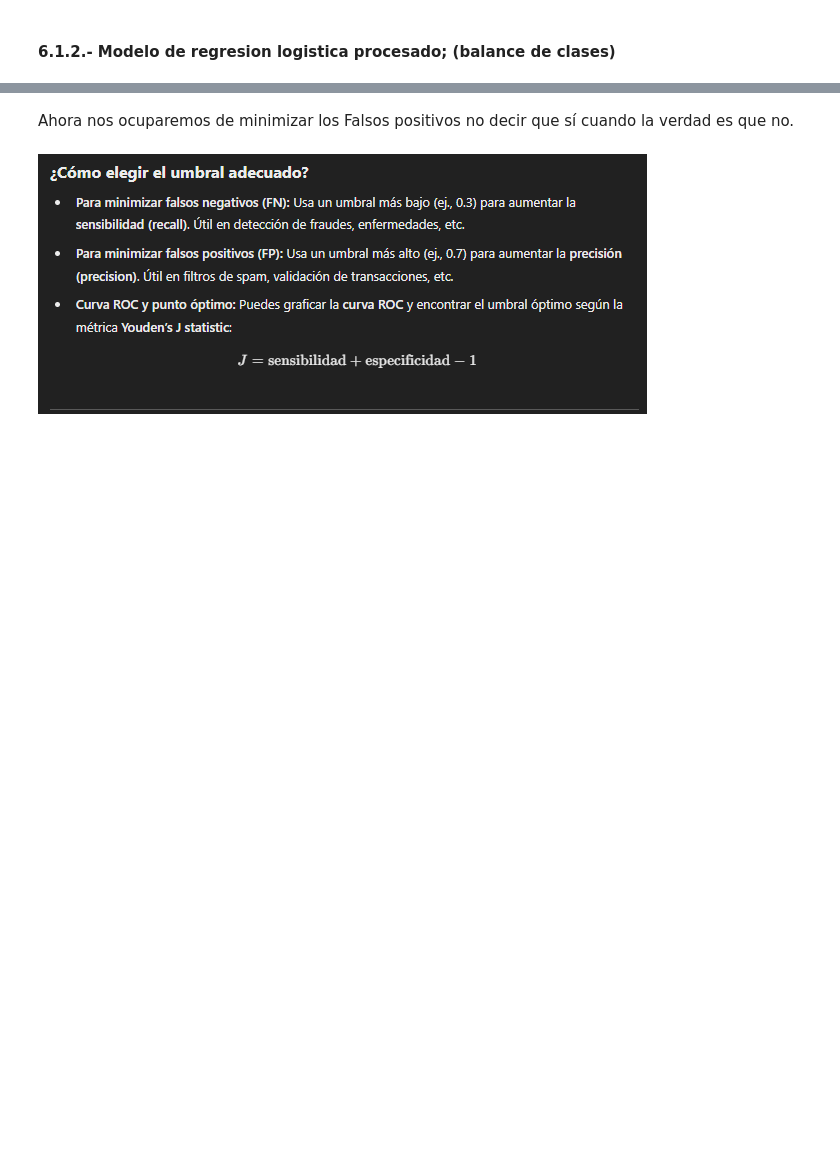
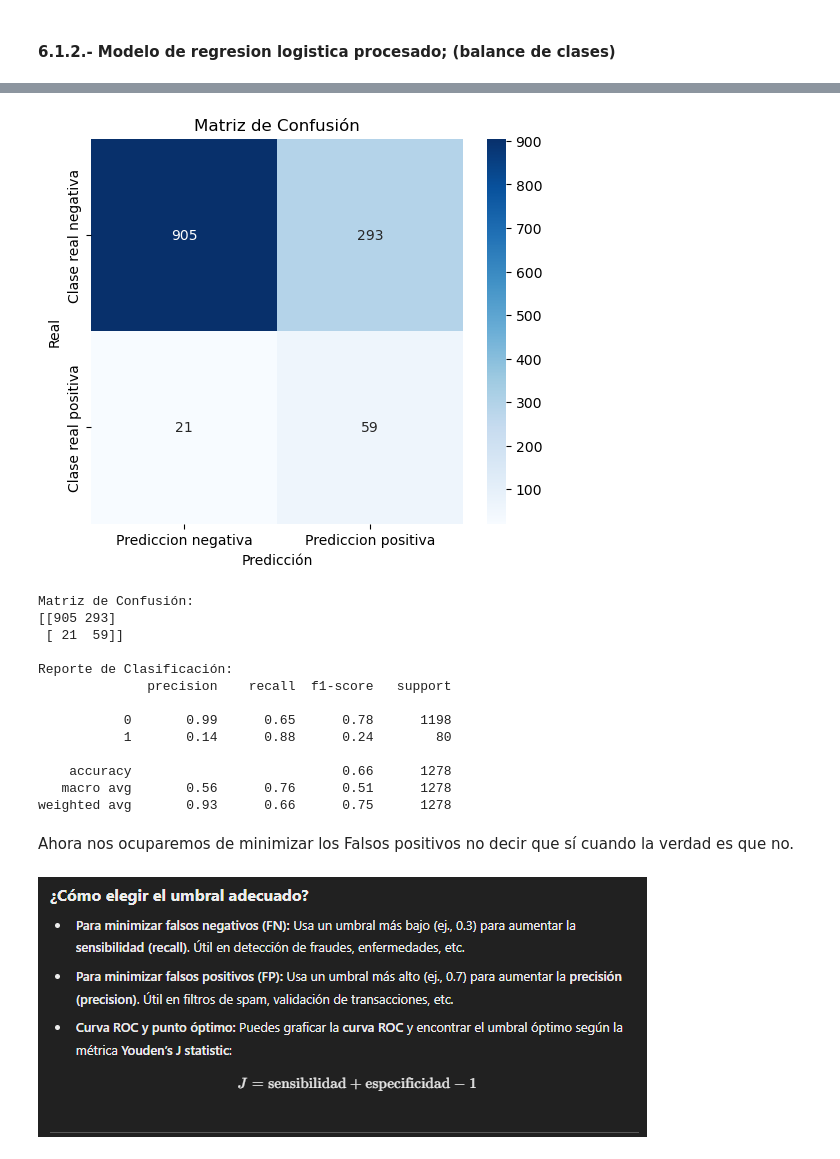
Before and after one commit to Jesus20MM/Proyecto-accidentes-cerebrovasculares, a Jupyter notebook: prediccion-de-accidentes-cardiovasculares.ipynb, the cells around one changed output, grey strips where cells are left out. Drawn from its saved outputs; the diff is of its cells as text; code cells hidden in the pictures; blank space fills up the shorter version.

```diff
--- a/prediccion-de-accidentes-cardiovasculares.ipynb
+++ b/prediccion-de-accidentes-cardiovasculares.ipynb
@@ -1443,3 +1549,34 @@ Se puede hacer el mismo análisis para cada métrica de cada clase como se hizo
+# %%
+# Visualización de la matriz de confusión
+plt.figure(figsize=(6,5))
+sns.heatmap(conf_matrix, annot=True, fmt='d', cmap='Blues', xticklabels=['Prediccion negativa', 'Prediccion positiva'], yticklabels=['Clase real negativa', 'Clase real positiva'])
+plt.xlabel('Predicción')
+plt.ylabel('Real')
+plt.title('Matriz de Confusión')
+plt.show()
+
+print("Matriz de Confusión:")
+print(conf_matrix)
+
+# Reporte de clasificación
+report = classification_report(y_test, y_pred2)
+print("\nReporte de Clasificación:")
+print(report)
+# %% [output]
+[figure, added]
+Matriz de Confusión:
+[[905 293]
+ [ 21  59]]
+
+Reporte de Clasificación:
+              precision    recall  f1-score   support
+
+           0       0.99      0.65      0.78      1198
+           1       0.14      0.88      0.24        80
+
+    accuracy                           0.66      1278
+   macro avg       0.56      0.76      0.51      1278
+weighted avg       0.93      0.66      0.75      1278
 # %% [markdown]
 Ahora nos ocuparemos de minimizar los Falsos positivos no decir que sí cuando la verdad es que no.
 # %% [markdown]
```
Also changed, not shown: parts of 20 cells of this notebook.
